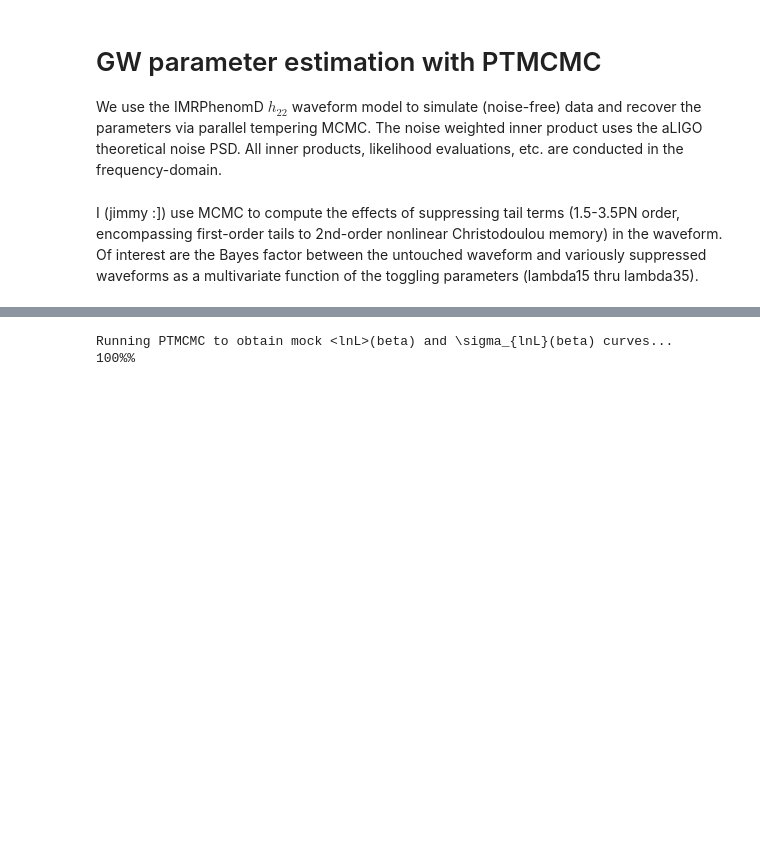
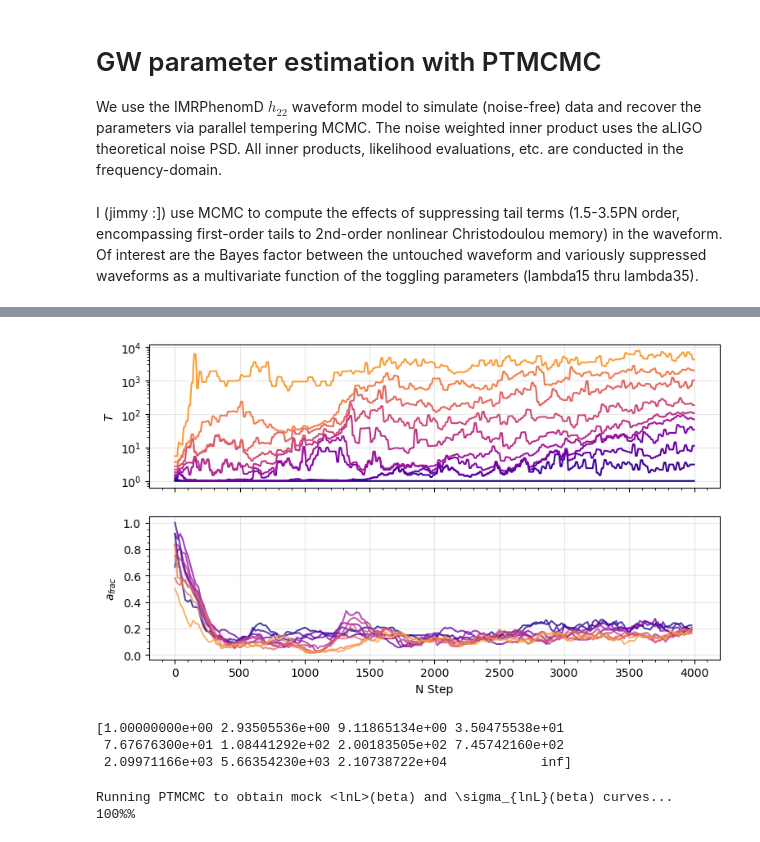
Before and after one commit to jimmy-gw/GWTails_ParameterEstimation, a Jupyter notebook: TAILSvsNOTAILS_MCMC.ipynb, the cells around one changed output, grey strips where cells are left out. Cells and saved outputs as stored; diff of their text form; code cells hidden in the pictures; blank space fills up the shorter version.

```diff
--- a/TAILSvsNOTAILS_MCMC.ipynb
+++ b/TAILSvsNOTAILS_MCMC.ipynb
@@ -35 +77,59 @@ import thermo_error as te
+# %%
+## Helper functions to olot adaptation of temperatures and acceptance rates
+cmap_plasma = colormaps['plasma']
+def running(arr, window_size=10):
+    """Calculate running average of the last n values
+    for better plot visualisation."""
+    averages = np.zeros_like(arr)
+    for i in range(arr.shape[0]):
+        start_idx = max(0, i - window_size + 1)  # Start of the window (avoid negative index)
+        averages[i] = np.mean(arr[start_idx:i + 1], axis=0)  # Average of the last `window_size` points
+    return averages
+
+def plot_betas_ratios(sampler, setup):
+    bh = sampler.get_betas()
+    rh = sampler.get_tsw()
+
+    colors = cmap_plasma(np.linspace(0, 0.95, setup[0]))
+
+    fig, axes = plt.subplots(2, 1, figsize=(9, 5), sharex=True)
+
+    for t in range(setup[0]-2):
+        # PLOT BETAS
+        y_bet = bh[t]
+        axes[0].plot(running(1/y_bet), c=colors[t])
+
+        # PLOT TS_ACCEPTANCE
+        x0 = np.arange(setup[2]) * setup[3]
+        y_tsw = running(rh[:, t])
+        axes[1].plot(x0, y_tsw, alpha=0.75, color=colors[t])
+
+    # plot options
+    axes[0].set_ylabel(r"$T$")
+    axes[1].set_ylabel(r"$a_{frac}$")
+    axes[1].set_xlabel("N Step")
+    #axes[0].set_xscale('log')
+    axes[0].set_yscale('log')
+    axes[0].grid(alpha=0.3)
+    axes[1].grid(alpha=0.3)
+    axes[0].minorticks_on()
+    axes[1].minorticks_on()
+
+
+    plt.show()
+
+plot_betas_ratios(sampler, setup)
+
+### Collect temperature ladder
+# Get betas
+adapted_betas=sampler.get_betas()
+adapted_betas=adapted_betas[:,np.shape(adapted_betas)[1]-100:] # Cut off everything but the last 100 steps, when the temps are converged on Pacc~0.2
+adapted_betas=np.mean(adapted_betas[:,np.shape(adapted_betas)[1]-100:],axis=1) # Take mean from last 100 steps
+adapted_Ts=1./adapted_betas # Calculate Ts
+print(adapted_Ts)
+# %% [output]
+[figure, added]
+[1.00000000e+00 2.93505536e+00 9.11865134e+00 3.50475538e+01
+ 7.67676300e+01 1.08441292e+02 2.00183505e+02 7.45742160e+02
+ 2.09971166e+03 5.66354230e+03 2.10738722e+04            inf]
 # %%
```
Also changed, not shown: parts of 7 cells of this notebook, 1 other file.
